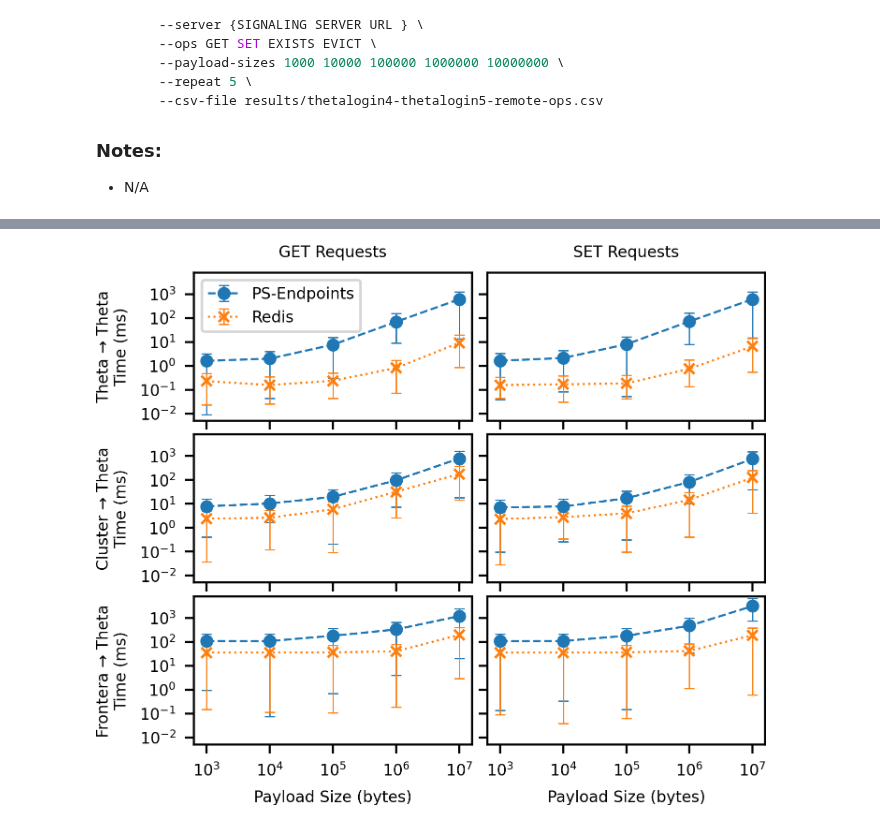
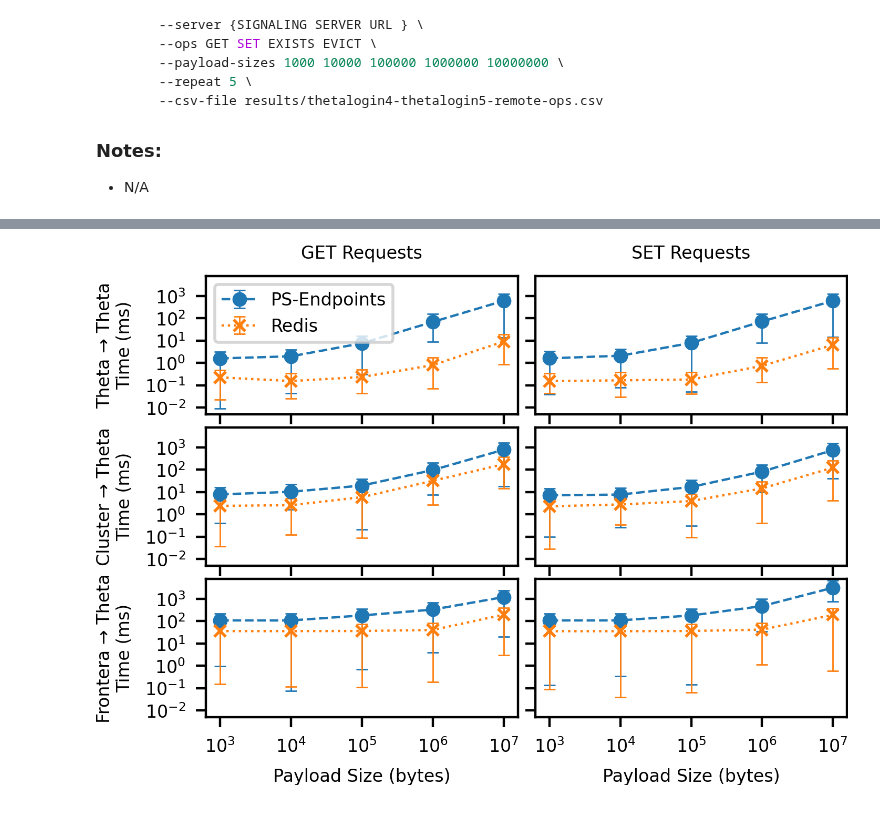
Before and after one commit to proxystore/sc23-evaluation, a Jupyter notebook: 4-endpoint-performance-peering.ipynb, the cells around one changed output, grey strips where cells are left out. Cells and saved outputs as stored; diff of their text form; code cells hidden in the pictures.

Commit message:
Reduce endpoint peering plot size

```diff
--- a/4-endpoint-performance-peering.ipynb
+++ b/4-endpoint-performance-peering.ipynb
@@ -167,32 +167,32 @@ for i, (systems, data) in enumerate(DATA.items()):
                 yerr=numpy.stack([series[MIN_TIME_COLUMN], series[MAX_TIME_COLUMN]]),
                 marker=MARKERS[k],
                 label=f'{name}',
                 linestyle=LINES[k],
                 capsize=2,
                 elinewidth=0.5,
                 capthick=0.5,
             )
 
 
 # fig.suptitle('Endpoint to Endpoint Request Time')
 for i, systems in enumerate(DATA):
     systems = systems if not systems.startswith('Campus') else systems.replace('Campus ', '')
     axs[i, 0].set_ylabel(f'{systems}\nTime (ms)', fontsize=6)
 axs[0, 0].set_title('GET Requests')
 axs[0, 1].set_title('SET Requests')
 axs[-1, 0].set_xlabel('Payload Size (bytes)')
 axs[-1, 1].set_xlabel('Payload Size (bytes)')
 
 # Use integer x labels instead of powers of 2
 plt.yticks([0.01, 0.1, 1, 10, 100, 1000])
 plt.ylim([0.005, 8000])
 plt.minorticks_off()
 
 axs[0, 0].legend(loc='upper left')
 
 fig.tight_layout(h_pad=.5, w_pad=0.75)
 
-fig.set_size_inches(3.5, 3)
+fig.set_size_inches(3.5, 2.5)
 plt.savefig('figures/endpoint-times-remote.pdf', pad_inches=0.05)
 # %% [output]
-[figure, old version]
+[figure, new version]
```
Also changed, not shown: 1 other file.
